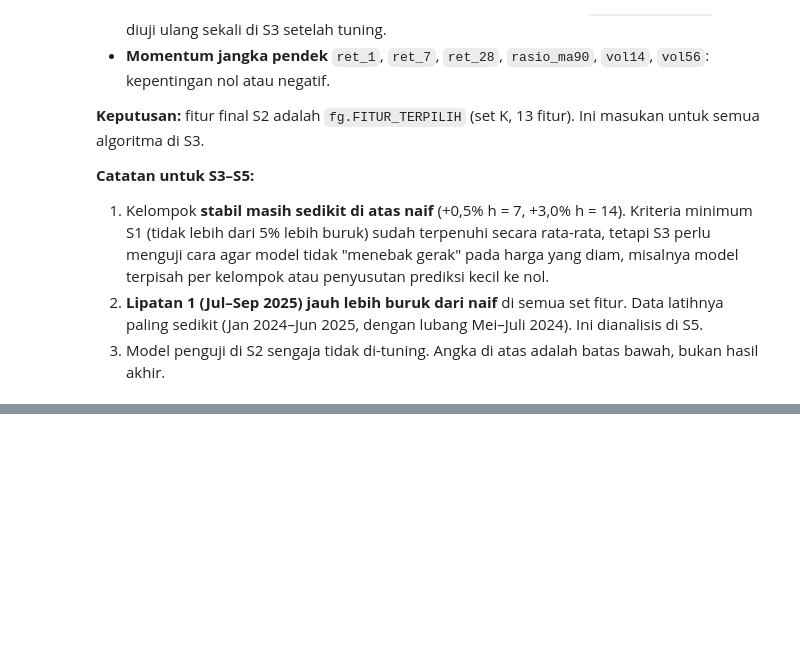
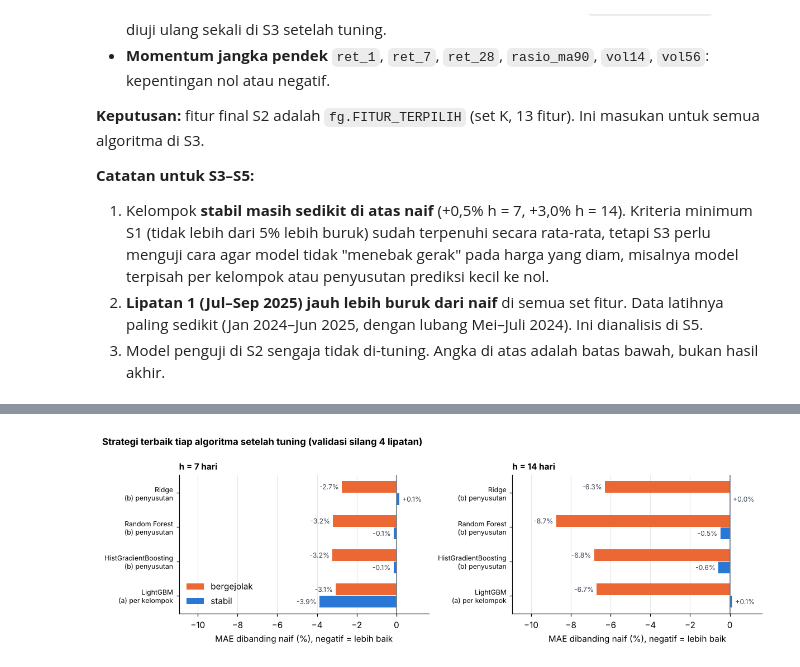
Before and after one commit to Arjunamelix/da-ds-2026-kelompok-04, a Jupyter notebook: notebooks/pemodelan.ipynb, the cells around one changed output, grey strips where cells are left out. Saved outputs shown, nothing was run; the diff lists cells and outputs as text; code cells hidden in the pictures; blank space fills up the shorter version.

```diff
--- a/notebooks/pemodelan.ipynb
+++ b/notebooks/pemodelan.ipynb
@@ -862,0 +1137,26 @@ MAE dibanding naif (%), negatif = lebih baik
+# %%
+# Ringkasan visual strategi terbaik per algoritma
+skor_s = hasil_strategi.groupby(["h", "algoritma", "strategi"])["vs naif (%)"].mean().rename("skor").reset_index()
+terbaik_s = skor_s.loc[skor_s.groupby(["h", "algoritma"])["skor"].idxmin()]
+fig, axes = plt.subplots(1, 2, figsize=(11, 3.6), sharex=True)
+for h, ax in zip(HORIZON, axes):
+    d = hasil_strategi[hasil_strategi.h == h].merge(terbaik_s[terbaik_s.h == h][["algoritma", "strategi"]])
+    urut = [NAMA_ALGO[a] for a in RUANG][::-1]
+    yy = {n: i for i, n in enumerate(urut)}
+    for g, warna, geser in (("bergejolak", ORANYE, 0.18), ("stabil", BIRU, -0.18)):
+        dd = d[d.kelompok == g]
+        ax.barh([yy[n] + geser for n in dd.algoritma], dd["vs naif (%)"], height=0.34, color=warna, label=g)
+        for n, v in zip(dd.algoritma, dd["vs naif (%)"]):
+            ax.text(v + (0.15 if v >= 0 else -0.15), yy[n] + geser, f"{v:+.1f}%", va="center",
+                    ha="left" if v >= 0 else "right", fontsize=8, color="#374151")
+    ax.set_yticks(range(len(urut)), [f"{n}\n{terbaik_s[(terbaik_s.h == h) & (terbaik_s.algoritma == n)].strategi.iloc[0]}" for n in urut], fontsize=8)
+    ax.set_xlim(d["vs naif (%)"].min() - 2.2, max(d["vs naif (%)"].max(), 0) + 1.5)
+    ax.axvline(0, color="#6b7280", lw=1)
+    ax.set_title(f"h = {h} hari", loc="left", fontsize=10, fontweight="bold")
+    ax.set_xlabel("MAE dibanding naif (%), negatif = lebih baik")
+    ax.grid(axis="y", visible=False)
+axes[0].legend(frameon=False, loc="lower left")
+fig.suptitle("Strategi terbaik tiap algoritma setelah tuning (validasi silang 4 lipatan)", x=0.01, ha="left", fontsize=11, fontweight="bold")
+plt.tight_layout(); plt.show()
+# %% [output]
+[figure, added]
```
Also changed, not shown: parts of 27 cells of this notebook, 7 other files.
